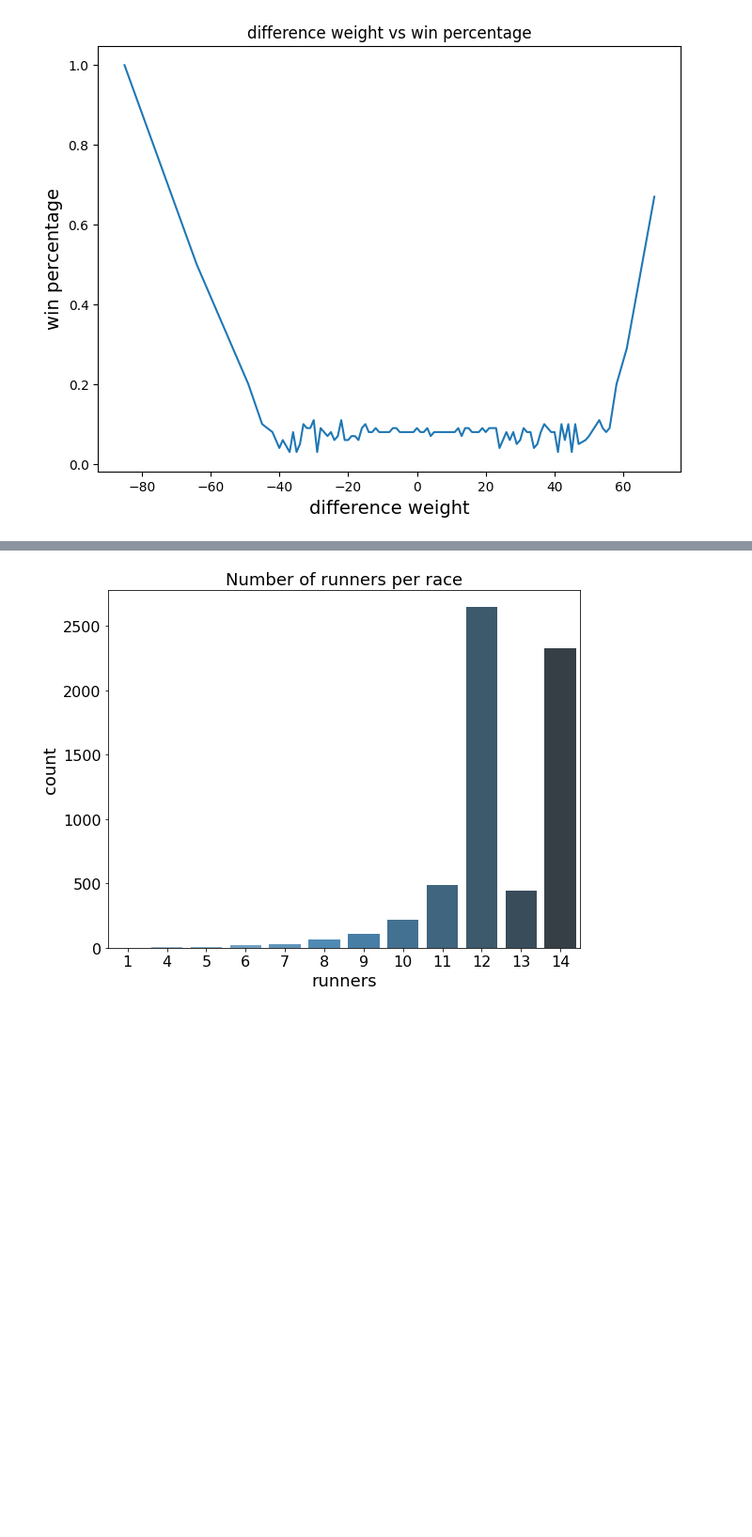
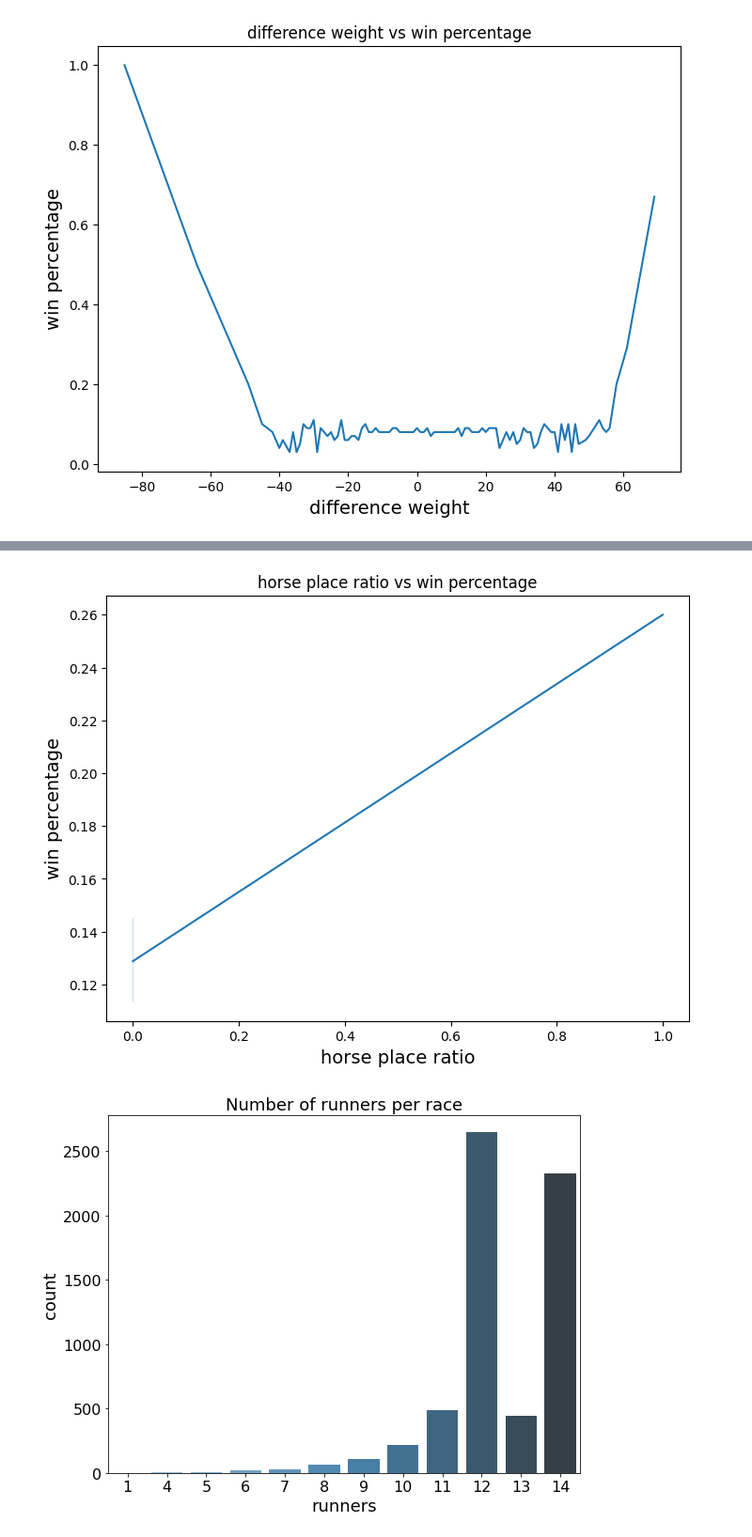
Before and after one commit to codeworks-data/mvp-horse-racing-prediction, a Jupyter notebook: notebooks/01-eda-horse-racing.ipynb, the cells around one changed output, grey strips where cells are left out. Shown at 94% size. Saved outputs shown, nothing was run; the diff lists cells and outputs as text; code cells hidden in the pictures; blank space fills up the shorter version.

```diff
--- a/notebooks/01-eda-horse-racing.ipynb
+++ b/notebooks/01-eda-horse-racing.ipynb
@@ -231,3 +300,7 @@ plot_win_percentage(df_runners, 'win_odds', 'win odds')
+# %%
+plot_win_percentage(df_runners, 'ratio_place_horse', 'horse place ratio')
+# %% [output]
+[figure, added]
 # %%
 df_runners_per_race = df_runners[['race_id', 'horse_no']].groupby('race_id').size().reset_index(name='number_of_runners')
 
```
Also changed, not shown: parts of 8 cells of this notebook.
